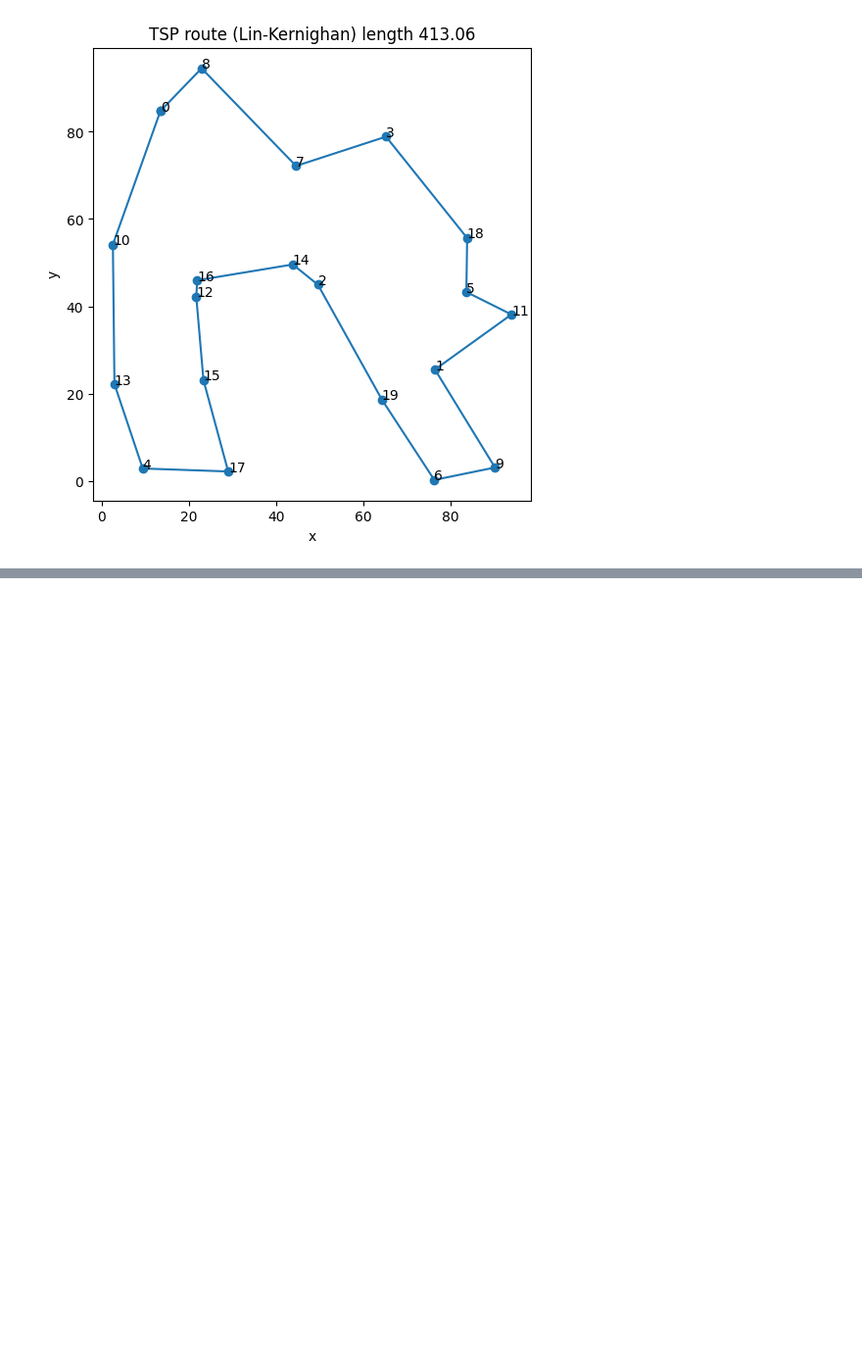
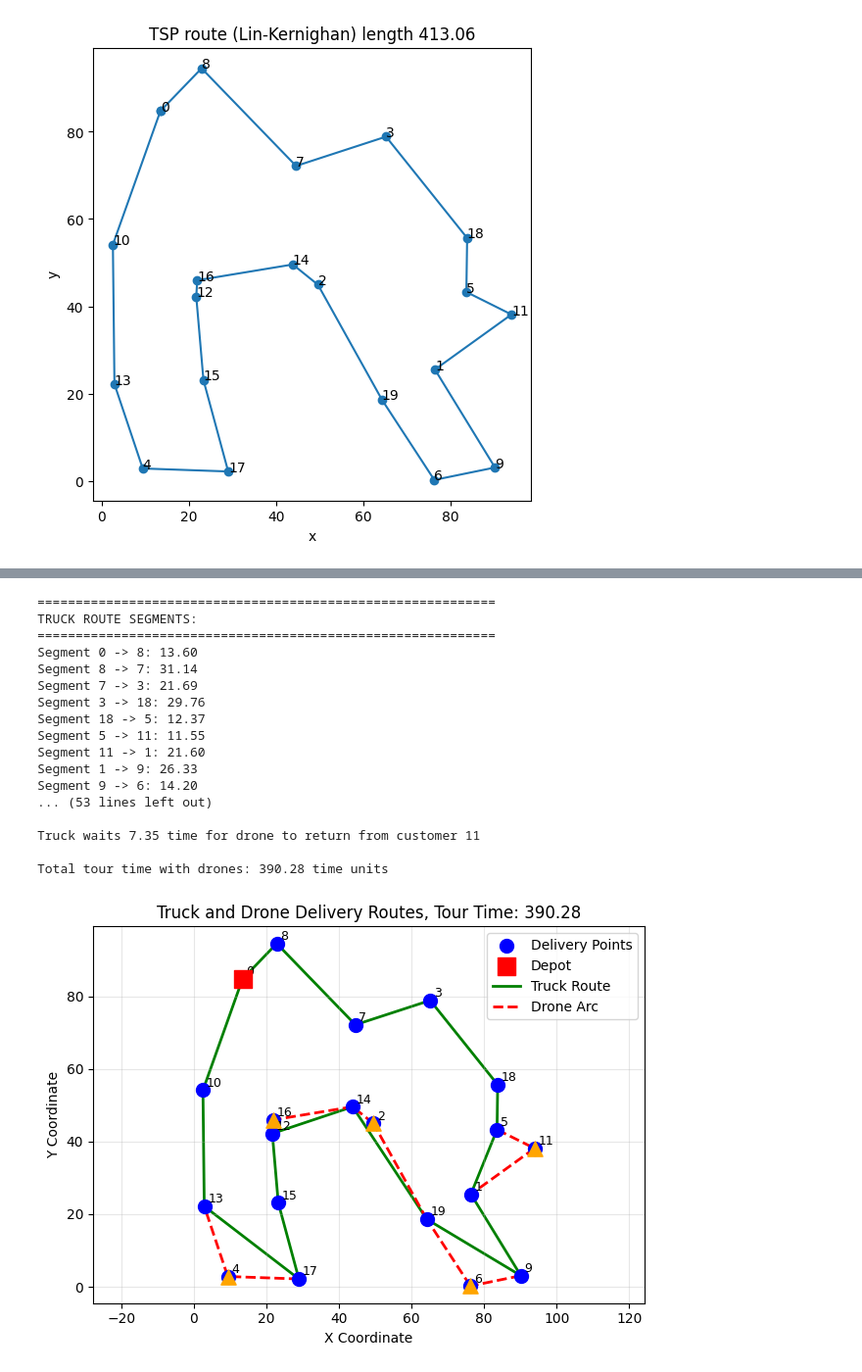
Before and after one commit to Kymapo/ISE754, a Jupyter notebook: ISE754 Project.ipynb, the cells around one changed output, grey strips where cells are left out. Shown at 98% size. Drawn from its saved outputs; the diff is of its cells as text; code cells hidden in the pictures; blank space fills up the shorter version.

```diff
--- a/ISE754 Project.ipynb
+++ b/ISE754 Project.ipynb
@@ -401,0 +483,22 @@ print(new_X*np.eye(3) @ y2)
+# %%
+lk_drone_ops = calculate_drone_operations(lk_points, lk_route, drone_range=40.0, verbose=True)
+plot_routes_with_drones(lk_points, lk_route, lk_drone_ops)
+# %% [output]
+============================================================
+TRUCK ROUTE SEGMENTS:
+============================================================
+Segment 0 -> 8: 13.60
+Segment 8 -> 7: 31.14
+Segment 7 -> 3: 21.69
+Segment 3 -> 18: 29.76
+Segment 18 -> 5: 12.37
+Segment 5 -> 11: 11.55
+Segment 11 -> 1: 21.60
+Segment 1 -> 9: 26.33
+Segment 9 -> 6: 14.20
+... (53 lines left out)
+
+Truck waits 7.35 time for drone to return from customer 11
+
+Total tour time with drones: 390.28 time units
+[figure, added]
```
Also changed, not shown: parts of 19 cells of this notebook.
